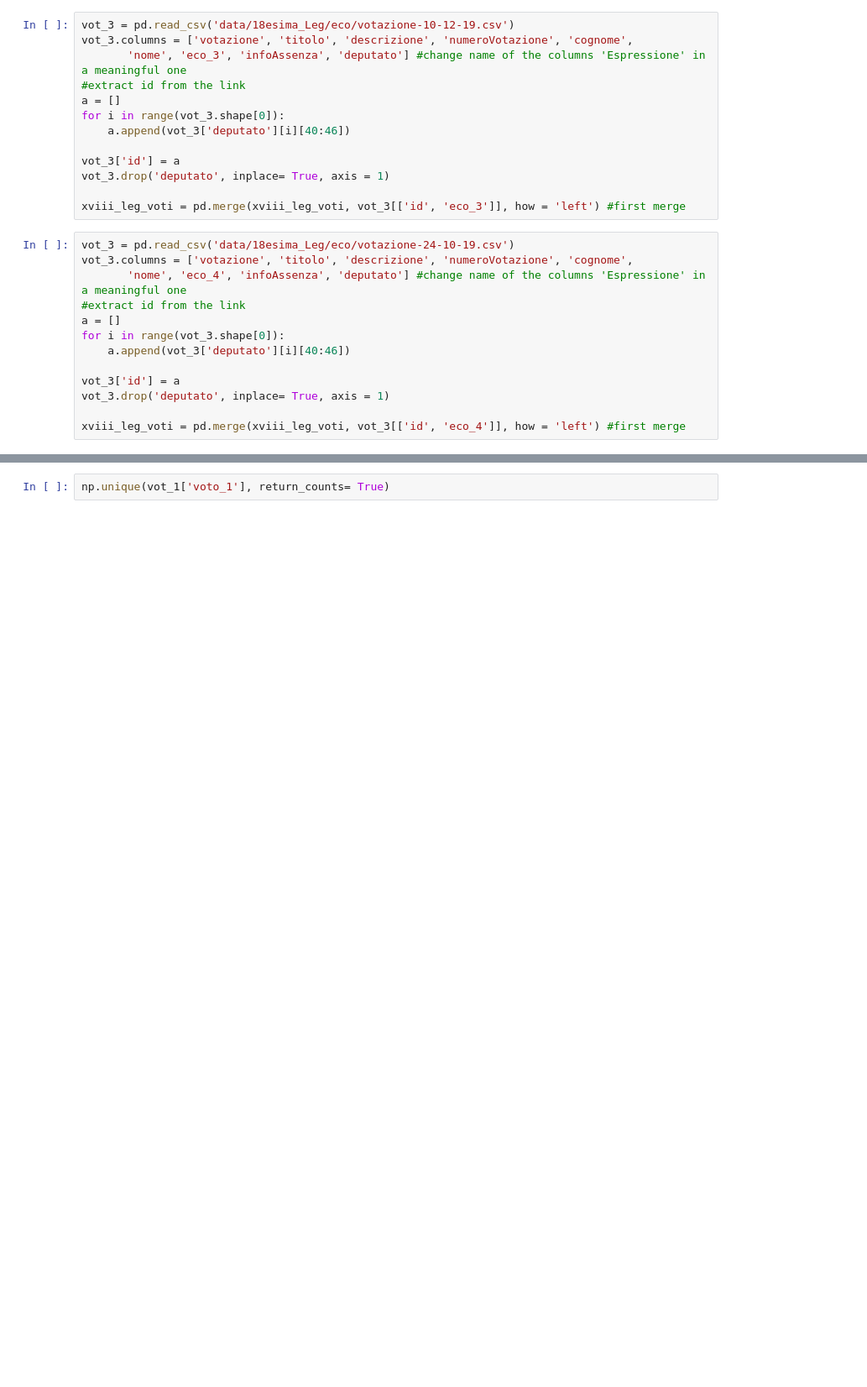
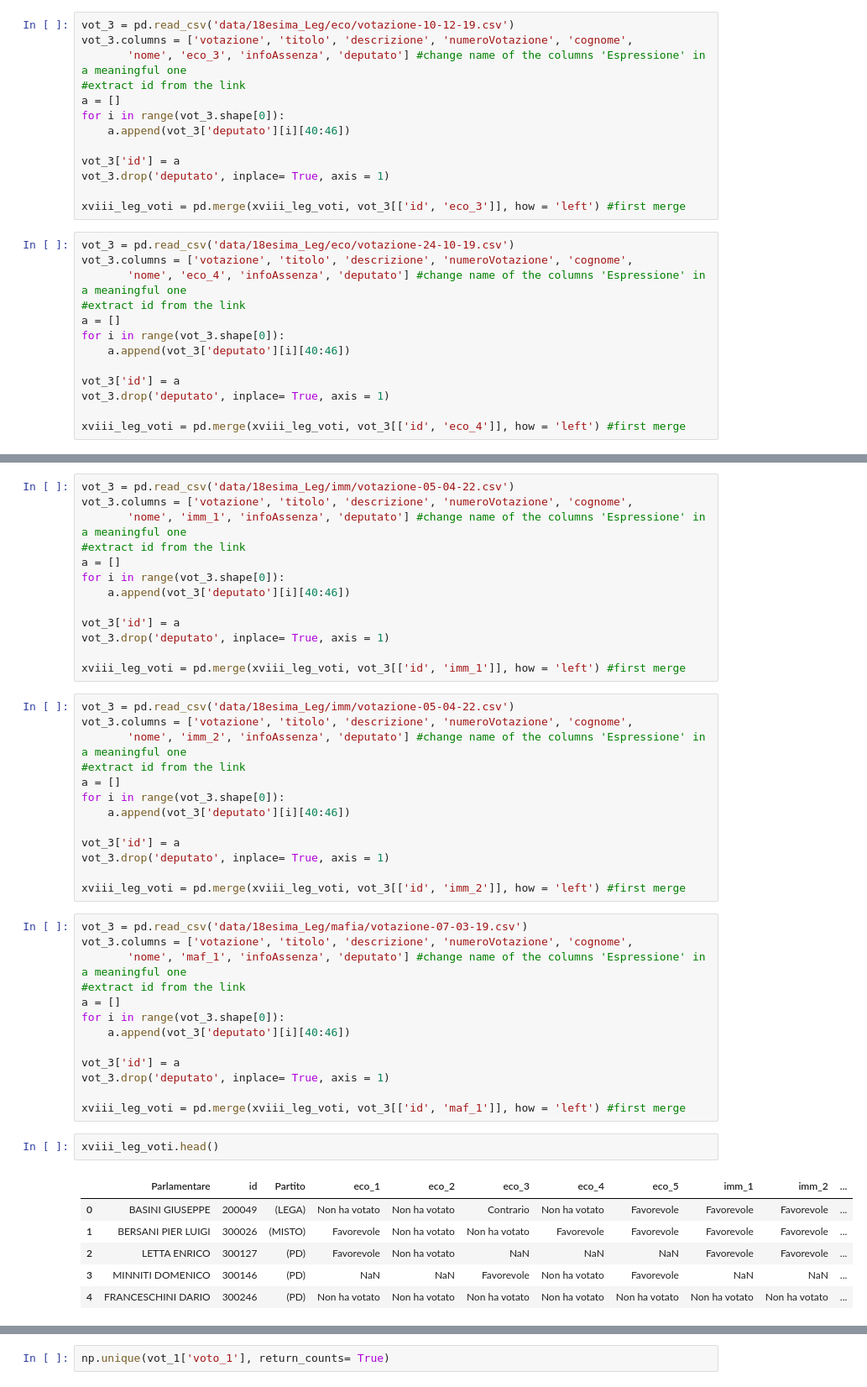
Before and after one commit to AndreaFrasson/SNA-project, a Jupyter notebook: Similarity.ipynb, the cells around one changed output, grey strips where cells are left out. Shown at 84% size. Saved outputs shown, nothing was run; the diff lists cells and outputs as text; blank space fills up the shorter version.

```diff
--- a/Similarity.ipynb
+++ b/Similarity.ipynb
@@ -65,3 +76,51 @@ xviii_leg_voti = pd.merge(xviii_leg_voti, vot_3[['id', 'eco_4']], how = 'left')
+# %%
+vot_3 = pd.read_csv('data/18esima_Leg/imm/votazione-05-04-22.csv')
+vot_3.columns = ['votazione', 'titolo', 'descrizione', 'numeroVotazione', 'cognome',
+       'nome', 'imm_1', 'infoAssenza', 'deputato'] #change name of the columns 'Espressione' in a meaningful one
+#extract id from the link
+a = []
+for i in range(vot_3.shape[0]):
+    a.append(vot_3['deputato'][i][40:46])
+
+vot_3['id'] = a
+vot_3.drop('deputato', inplace= True, axis = 1)
+
+xviii_leg_voti = pd.merge(xviii_leg_voti, vot_3[['id', 'imm_1']], how = 'left') #first merge
+# %%
+vot_3 = pd.read_csv('data/18esima_Leg/imm/votazione-05-04-22.csv')
+vot_3.columns = ['votazione', 'titolo', 'descrizione', 'numeroVotazione', 'cognome',
+       'nome', 'imm_2', 'infoAssenza', 'deputato'] #change name of the columns 'Espressione' in a meaningful one
+#extract id from the link
+a = []
+for i in range(vot_3.shape[0]):
+    a.append(vot_3['deputato'][i][40:46])
+
+vot_3['id'] = a
+vot_3.drop('deputato', inplace= True, axis = 1)
+
+xviii_leg_voti = pd.merge(xviii_leg_voti, vot_3[['id', 'imm_2']], how = 'left') #first merge
+# %%
+vot_3 = pd.read_csv('data/18esima_Leg/mafia/votazione-07-03-19.csv')
+vot_3.columns = ['votazione', 'titolo', 'descrizione', 'numeroVotazione', 'cognome',
+       'nome', 'maf_1', 'infoAssenza', 'deputato'] #change name of the columns 'Espressione' in a meaningful one
+#extract id from the link
+a = []
+for i in range(vot_3.shape[0]):
+    a.append(vot_3['deputato'][i][40:46])
+
+vot_3['id'] = a
+vot_3.drop('deputato', inplace= True, axis = 1)
+
+xviii_leg_voti = pd.merge(xviii_leg_voti, vot_3[['id', 'maf_1']], how = 'left') #first merge
+# %%
+xviii_leg_voti.head()
+# %% [output]
+|  | Parlamentare | id | Partito | eco_1 | eco_2 | eco_3 | eco_4 | eco_5 | imm_1 | imm_2 | ... |
+| 0 | BASINI GIUSEPPE | 200049 | (LEGA) | Non ha votato | Non ha votato | Contrario | Non ha votato | Favorevole | Favorevole | Favorevole | ... |
+| 1 | BERSANI PIER LUIGI | 300026 | (MISTO) | Favorevole | Non ha votato | Non ha votato | Favorevole | Favorevole | Favorevole | Favorevole | ... |
+| 2 | LETTA ENRICO | 300127 | (PD) | Favorevole | Non ha votato | NaN | NaN | NaN | Favorevole | Favorevole | ... |
+| 3 | MINNITI DOMENICO | 300146 | (PD) | NaN | NaN | Favorevole | Non ha votato | Favorevole | NaN | NaN | ... |
+| 4 | FRANCESCHINI DARIO | 300246 | (PD) | Non ha votato | Non ha votato | Non ha votato | Non ha votato | Non ha votato | Non ha votato | Non ha votato | ... |
 # %%
 pd.set_option('display.max_rows', None)
 xviii_leg_voti
```
Also changed, not shown: parts of 7 cells of this notebook.
